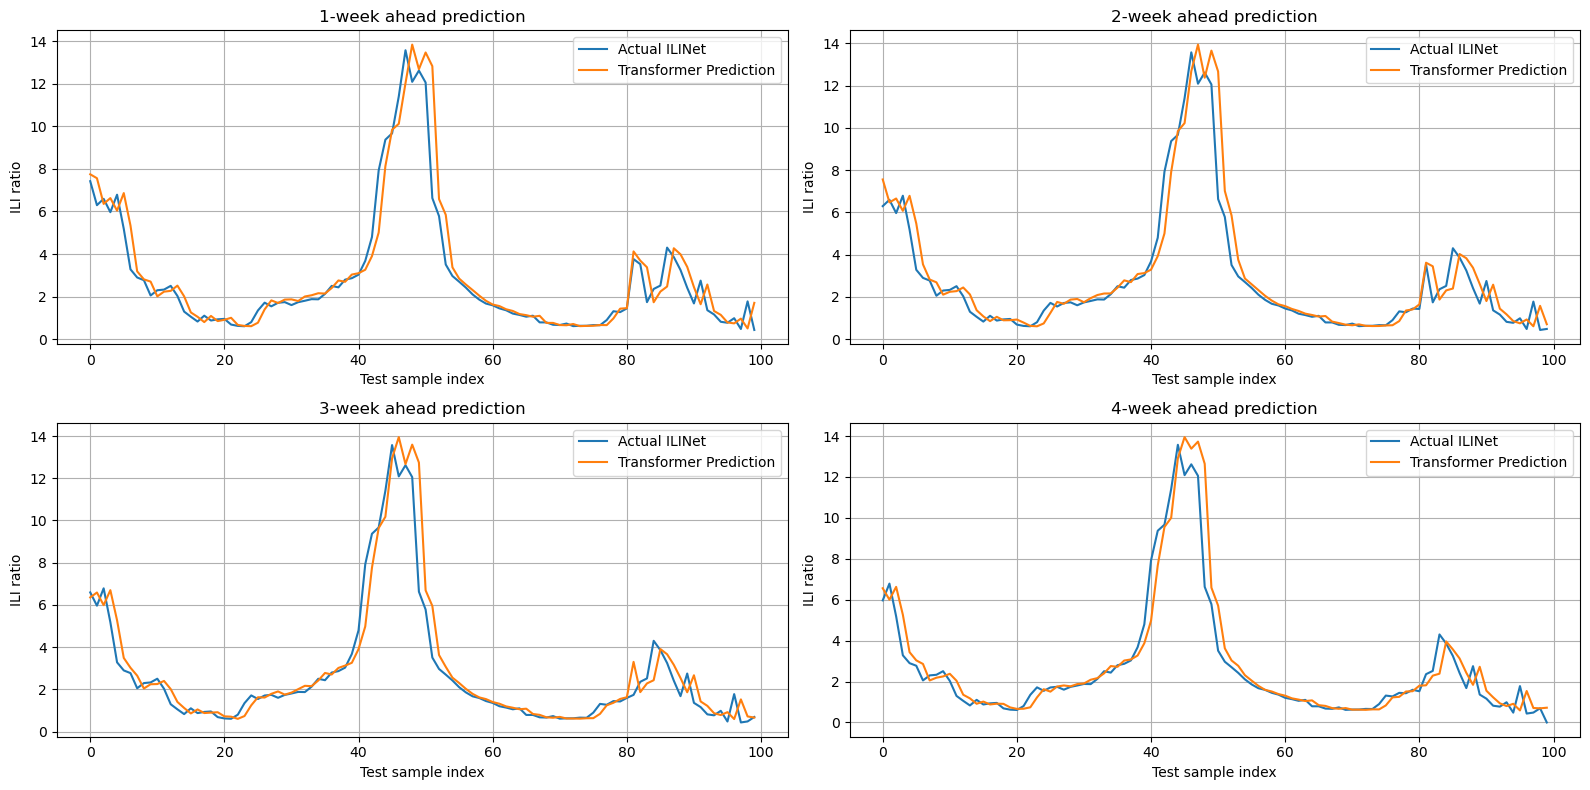
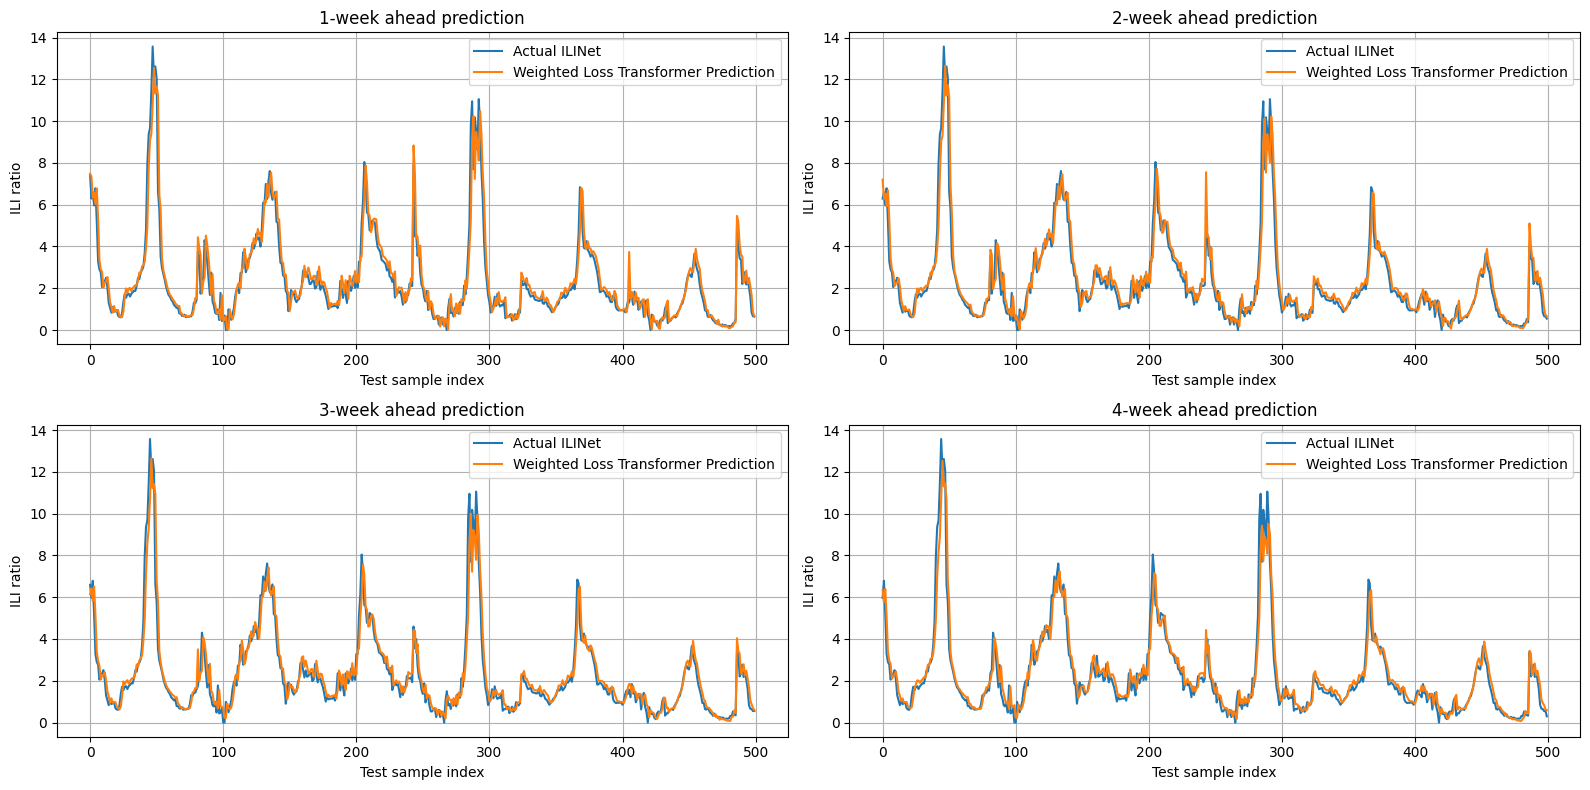
The notebook cell's code change between the first figure and the second:
--- before
+++ after
@@ -7,9 +7,9 @@
     ax = axes[h]
 
-    actual = y_true[:100, h, 0]
-    pred = y_pred[:100, h, 0]
+    actual = y_true[:500, h, 0]
+    pred = y_pred[:500, h, 0]
 
     ax.plot(actual, label="Actual ILINet")
-    ax.plot(pred, label="Transformer Prediction")
+    ax.plot(pred, label="Weighted Loss Transformer Prediction")
 
     ax.set_title(f"{h+1}-week ahead prediction")

Commit: update latest figure